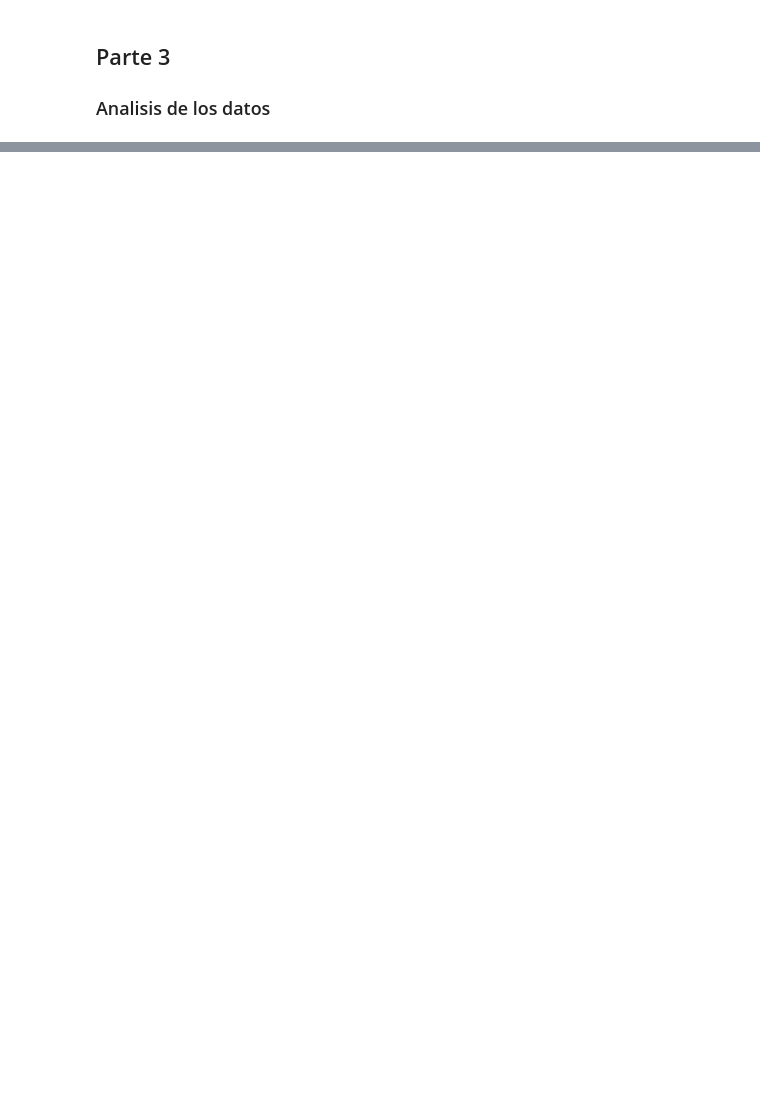
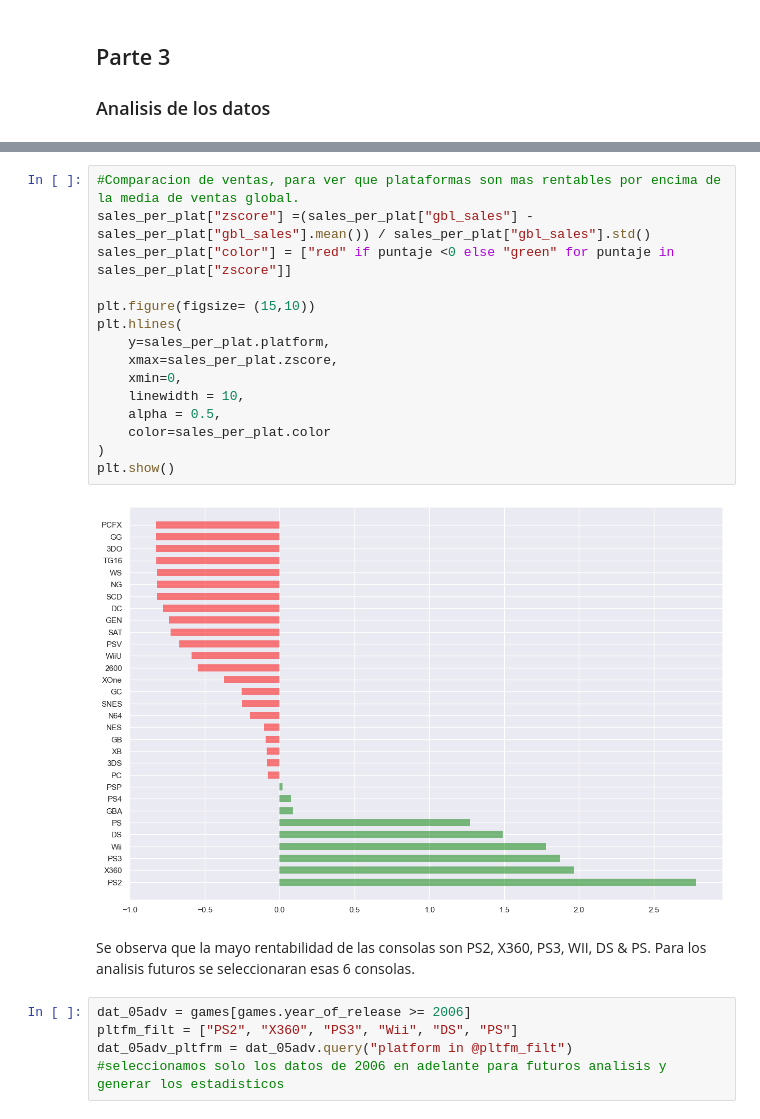
Before and after one commit to hukitan/tripleten, a Jupyter notebook: Proyectos_en_desarrollo/proyecto 6/proyecto6.ipynb, the cells around one changed output, grey strips where cells are left out. Saved outputs shown, nothing was run; the diff lists cells and outputs as text; blank space fills up the shorter version.

```diff
--- a/Proyectos_en_desarrollo/proyecto 6/proyecto6.ipynb
+++ b/Proyectos_en_desarrollo/proyecto 6/proyecto6.ipynb
@@ -174,0 +173,24 @@ plt.show()
+# %%
+#Comparacion de ventas, para ver que plataformas son mas rentables por encima de la media de ventas global.
+sales_per_plat["zscore"] =(sales_per_plat["gbl_sales"] - sales_per_plat["gbl_sales"].mean()) / sales_per_plat["gbl_sales"].std()
+sales_per_plat["color"] = ["red" if puntaje <0 else "green" for puntaje in sales_per_plat["zscore"]]
+
+plt.figure(figsize= (15,10))
+plt.hlines(
+    y=sales_per_plat.platform,
+    xmax=sales_per_plat.zscore,
+    xmin=0,
+    linewidth = 10,
+    alpha = 0.5,
+    color=sales_per_plat.color
+)
+plt.show()
+# %% [output]
+[figure, added]
+# %% [markdown]
+Se observa que la mayo rentabilidad de las consolas son PS2, X360, PS3, WII, DS & PS. Para los analisis futuros se seleccionaran esas 6 consolas.
+# %%
+dat_05adv = games[games.year_of_release >= 2006]
+pltfm_filt = ["PS2", "X360", "PS3", "Wii", "DS", "PS"]
+dat_05adv_pltfrm = dat_05adv.query("platform in @pltfm_filt")
+#seleccionamos solo los datos de 2006 en adelante para futuros analisis y generar los estadisticos
```
Also changed, not shown: parts of 23 cells of this notebook.
